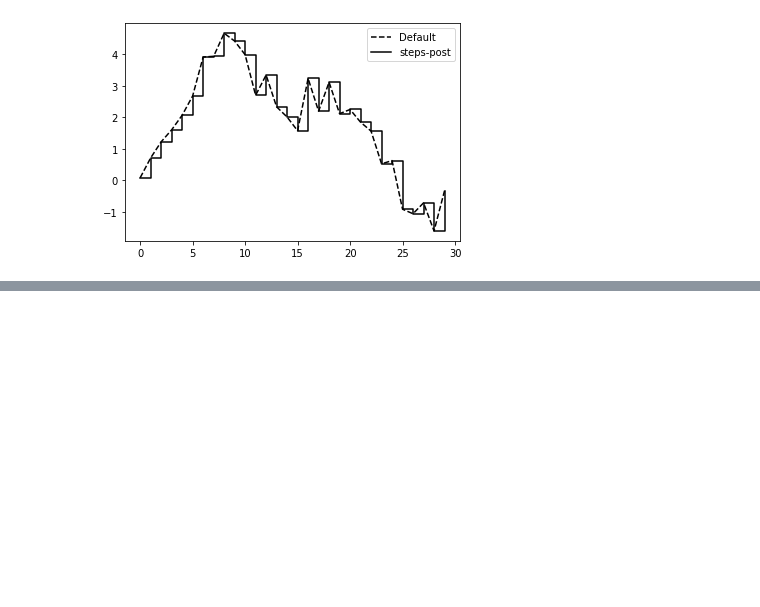
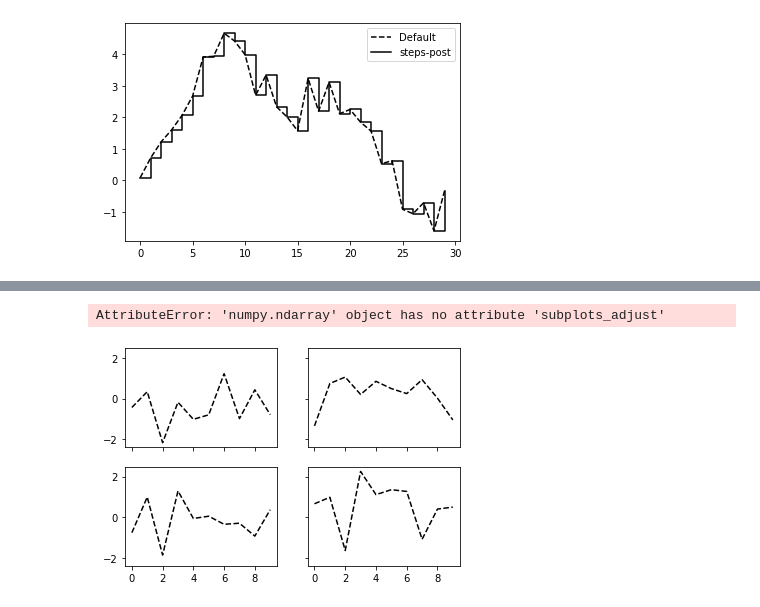
Before and after one commit to Kaiquenakao/plotagem-visualizacao, a Jupyter notebook: plotagem.ipynb, the cells around one changed output, grey strips where cells are left out. Saved outputs shown, nothing was run; the diff lists cells and outputs as text; code cells hidden in the pictures; blank space fills up the shorter version.

```diff
--- a/plotagem.ipynb
+++ b/plotagem.ipynb
@@ -136,0 +153,9 @@ plt.legend(loc='best')
+# %%
+fig, axes = plt.subplots(2, 2, sharey=True, sharex=True)
+for i in range(2):
+    for j in range(2):
+        axes[i, j].plot(np.random.randn(10), 'k--')
+axes.subplots_adjust(wspace=0, hspace=0)
+# %% [output]
+AttributeError: 'numpy.ndarray' object has no attribute 'subplots_adjust'
+[figure, added]
```
Also changed, not shown: parts of 2 cells of this notebook.
